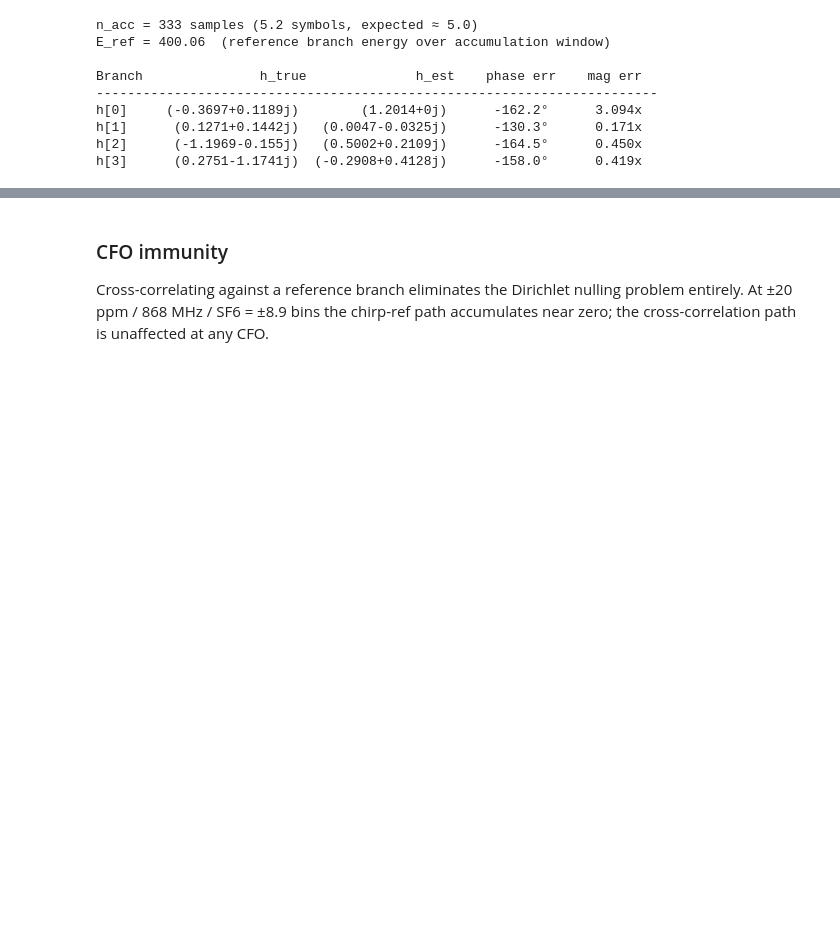
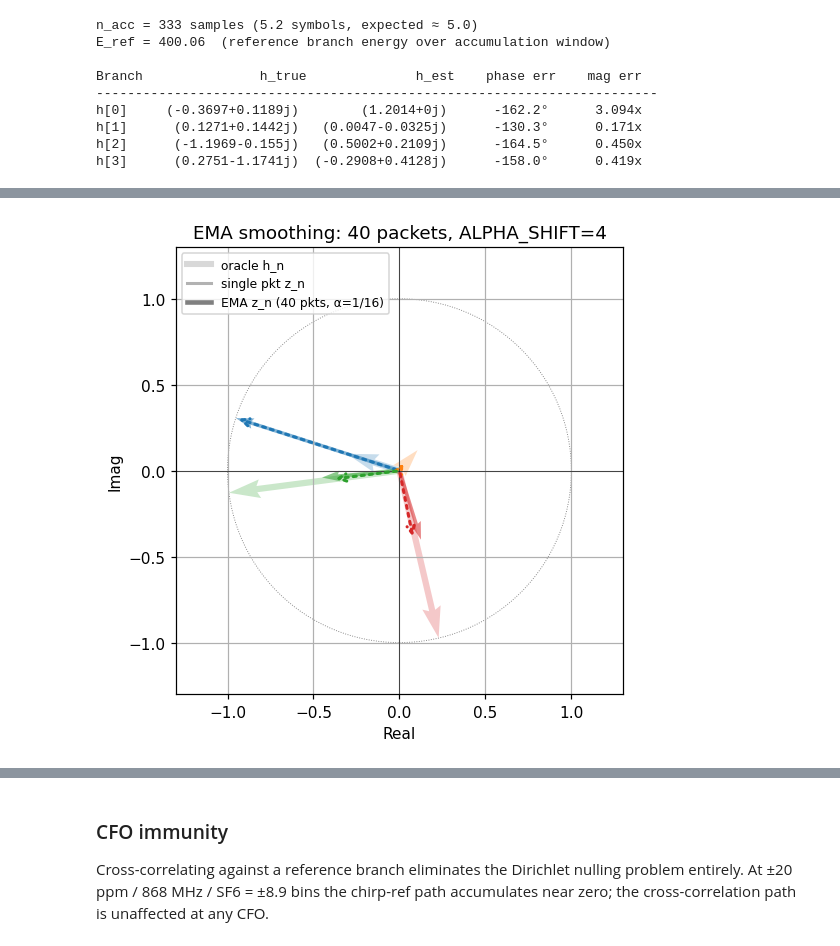
Before and after one commit to Sheffield-Chip-Design-Team/chipathon-2026, a Jupyter notebook: lora-mimo/sim/notebooks/03_nonfft_dsp_chain.ipynb, the cells around one changed output, grey strips where cells are left out. Cells and saved outputs as stored; diff of their text form; code cells hidden in the pictures; blank space fills up the shorter version.

```diff
--- a/lora-mimo/sim/notebooks/03_nonfft_dsp_chain.ipynb
+++ b/lora-mimo/sim/notebooks/03_nonfft_dsp_chain.ipynb
@@ -326,0 +434,89 @@ show()
+# %%
+# Cross-packet EMA: simulate N_EMA_PKTS packets on the same static channel.
+# Each packet produces a new Z_j; firmware EMA blends it with the running estimate.
+N_EMA_PKTS  = 40
+ALPHA_SHIFT = 4
+alpha       = 2.0 ** (-ALPHA_SHIFT)
+
+sc_ema = SchmidlCoxDetector(M=M, threshold=0.5, hits_req=SC_HITS_REQ)
+
+Z_ema  = np.zeros(NR, dtype=complex)   # EMA accumulator (complex, per branch)
+n_seeded = 0
+
+# Track normalised estimates each packet for convergence plot
+z_history = []   # list of (NR,) arrays, one per locked packet
+
+for pkt in range(N_EMA_PKTS):
+    b = int(rng.integers(0, M))
+    guard_pkt = np.zeros(GUARD_SAMPLES, dtype=complex)
+    frame_pkt = np.concatenate([guard_pkt, np.tile(upchirp, N_PREAMBLE), modulate(b, M)])
+    rx_pkt    = np.stack([apply_channel(frame_pkt, h_true[j], N0) for j in range(NR)])
+    dcr_pkt   = DCRemoval(nr=NR, alpha_shift=8).process(rx_pkt)
+    res_pkt   = sc_ema.detect(dcr_pkt)
+    if not res_pkt.lock:
+        continue
+
+    Z_new, _, _ = training_accumulate(dcr_pkt, res_pkt.lock_sample, res_pkt.timing_ref, M)
+
+    if n_seeded == 0:
+        Z_ema = Z_new.copy()           # cold-start: seed directly
+    else:
+        Z_ema = (1 - alpha) * Z_ema + alpha * Z_new
+    n_seeded += 1
+
+    # Normalise for tracking: same transform as cell 14
+    z_n_pkt = Z_ema / np.abs(Z_ema).max() * np.exp(1j * np.angle(h_true[0]))
+    z_history.append(z_n_pkt.copy())
+
+z_history = np.array(z_history)   # (locked_pkts, NR)
+
+# ── Plot 1: phasor — oracle vs single-packet vs EMA-smoothed ──────────────────
+h_n = h_true / np.abs(h_true).max()
+z_single = Z_j / np.abs(Z_j).max() * np.exp(1j * np.angle(h_true[0]))   # from cell 14
+z_smoothed = z_history[-1]                                                  # after N packets
+
+fig, ax = plt.subplots(figsize=(5, 5))
+lim = max(np.abs(np.concatenate([h_n, z_single, z_smoothed])).max() * 1.3, 0.5)
+ax.set_xlim(-lim, lim); ax.set_ylim(-lim, lim)
+ax.add_patch(plt.Circle((0, 0), 1, color='grey', fill=False, lw=0.6, linestyle=':'))
+ax.axhline(0, color='k', lw=0.4); ax.axvline(0, color='k', lw=0.4)
+
+for j in range(NR):
+    # oracle — faded solid
+    ax.quiver(0, 0, h_n[j].real, h_n[j].imag,
+              angles='xy', scale_units='xy', scale=1,
+              color=f'C{j}', alpha=0.25, width=0.014)
+    # single-packet — semi-transparent solid
+    ax.quiver(0, 0, z_single[j].real, z_single[j].imag,
+              angles='xy', scale_units='xy', scale=1,
+              color=f'C{j}', alpha=0.55, width=0.008)
+    # EMA-smoothed — dotted (annotate supports linestyle; quiver does not)
+    ax.annotate('', xy=(z_smoothed[j].real, z_smoothed[j].imag), xytext=(0, 0),
+                arrowprops=dict(arrowstyle='->', color=f'C{j}', lw=2.0,
+                                linestyle='dotted', mutation_scale=12))
+
+from matplotlib.lines import Line2D
+legend_els = [
+    Line2D([0],[0], color='grey', alpha=0.3, lw=4,  label='oracle h_n'),
+    Line2D([0],[0], color='grey', alpha=0.6, lw=2,  label='single pkt z_n'),
+    Line2D([0],[0], color='grey',            lw=3,  label=f'EMA z_n ({n_seeded} pkts, α=1/{2**ALPHA_SHIFT})'),
+]
+ax.legend(handles=legend_els, fontsize=8, loc='upper left')
+ax.set_aspect('equal'); ax.set_xlabel('Real'); ax.set_ylabel('Imag')
+ax.set_title(f'EMA smoothing: {n_seeded} packets, ALPHA_SHIFT={ALPHA_SHIFT}')
+plt.tight_layout()
+show()
+
+# ── Plot 2: per-branch magnitude error vs packet count ────────────────────────
+fig, ax = plt.subplots(figsize=(9, 4))
+pkts = np.arange(1, len(z_history) + 1)
+for j in range(NR):
+    mag_err = np.abs(z_history[:, j]) - np.abs(h_n[j])
+    ax.plot(pkts, mag_err, label=f'ant {j}  |h|={abs(h_true[j]):.2f}', color=f'C{j}')
+ax.axhline(0, color='k', lw=0.8, linestyle='--')
+ax.set_xlabel('Packets accumulated'); ax.set_ylabel('|z_ema| − |h_n|  (magnitude error)')
+ax.set_title(f'EMA magnitude error convergence  (ALPHA_SHIFT={ALPHA_SHIFT}, SNR={SNR_DB} dB)')
+ax.legend(fontsize=8); plt.tight_layout()
+show()
+# %% [output]
+[figure, added]
```
Also changed, not shown: parts of 11 cells of this notebook, 28 other files.
